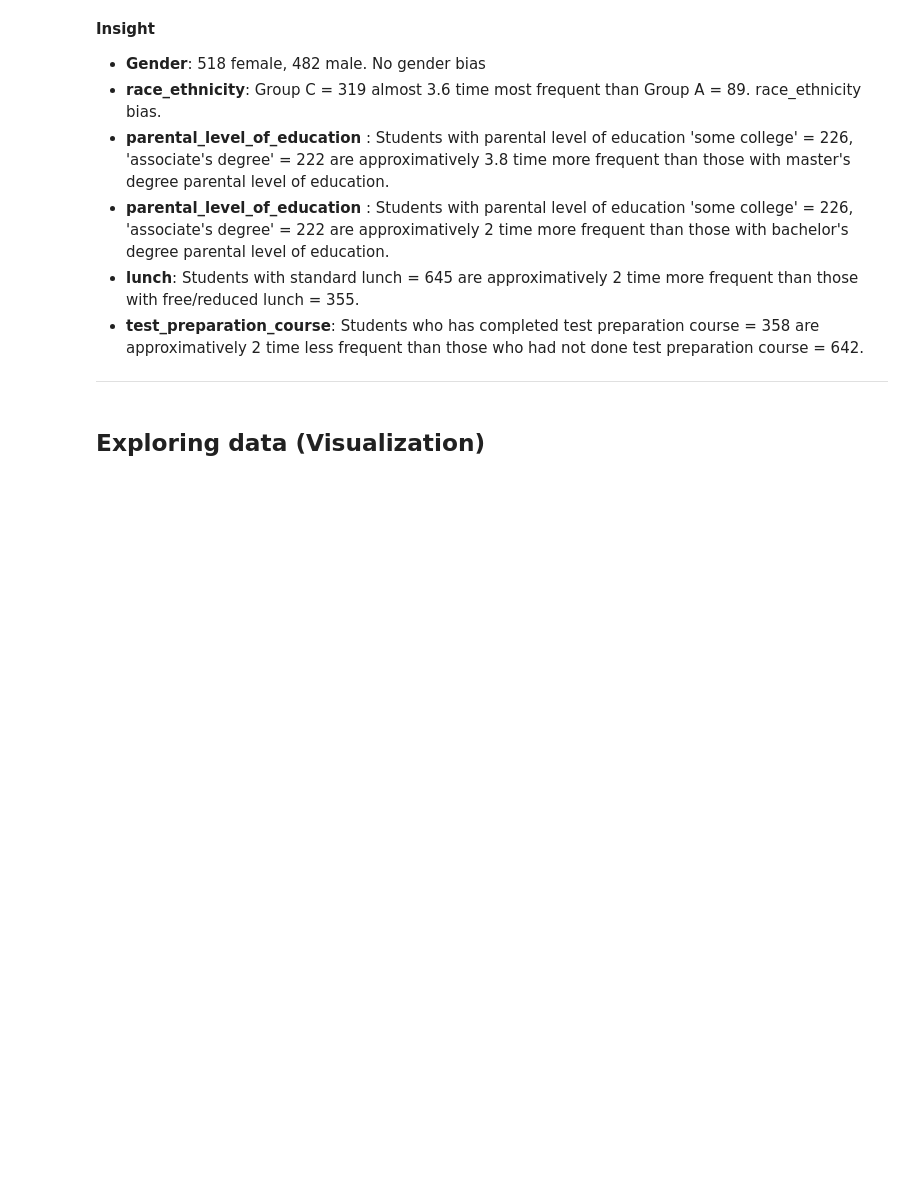
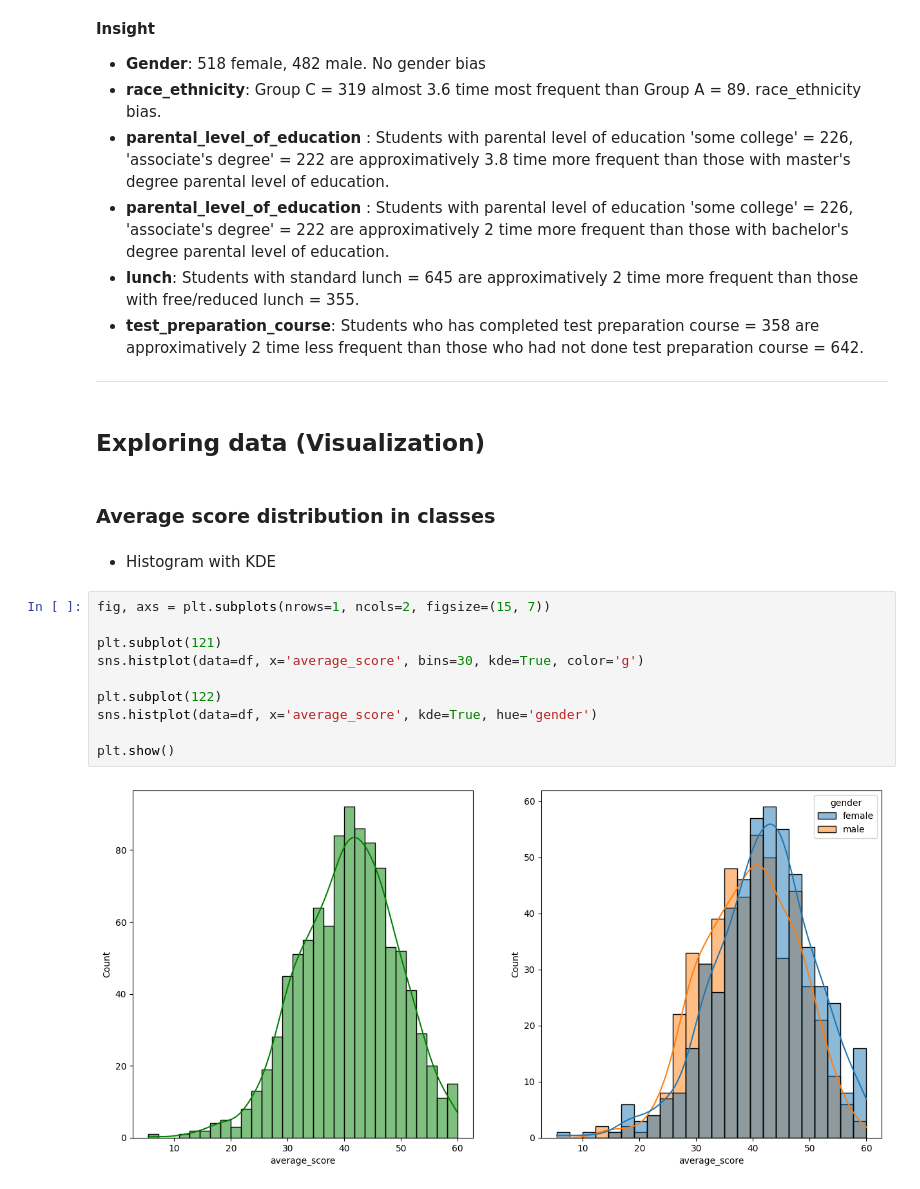
Before and after one commit to mohamedomartoure/mlproject, a Jupyter notebook: notebook/EDA STUDENT PERFORMANCE.ipynb, the cells around one changed output. Cells and saved outputs as stored; diff of their text form; blank space fills up the shorter version.

```diff
--- a/notebook/EDA STUDENT PERFORMANCE.ipynb
+++ b/notebook/EDA STUDENT PERFORMANCE.ipynb
@@ -254,3 +254,19 @@ Name: count, dtype: int64
 ---------------------------------------------------------------------------------------------------------------------------------------
 # %% [markdown]
 ## Exploring data (Visualization)
+# %% [markdown]
+### Average score distribution in classes
+# %% [markdown]
+* Histogram with KDE
+# %%
+fig, axs = plt.subplots(nrows=1, ncols=2, figsize=(15, 7))
+
+plt.subplot(121)
+sns.histplot(data=df, x='average_score', bins=30, kde=True, color='g')
+
+plt.subplot(122)
+sns.histplot(data=df, x='average_score', kde=True, hue='gender')
+
+plt.show()
+# %% [output]
+[figure, added]
```
Also changed, not shown: parts of 45 cells of this notebook.
